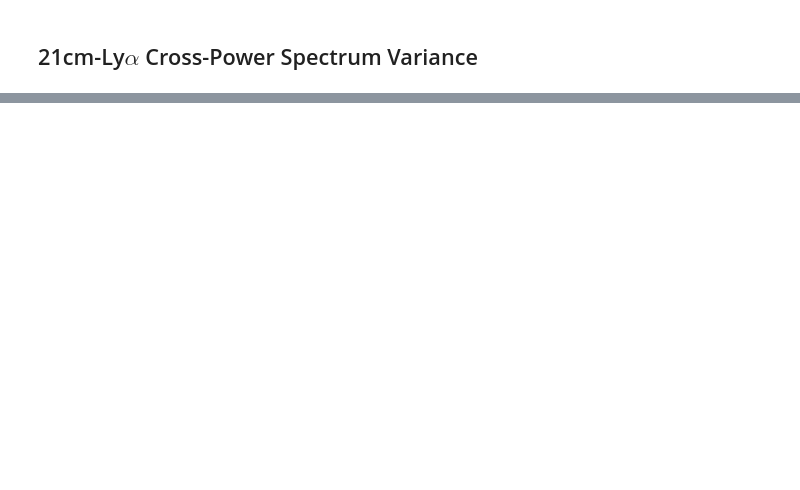
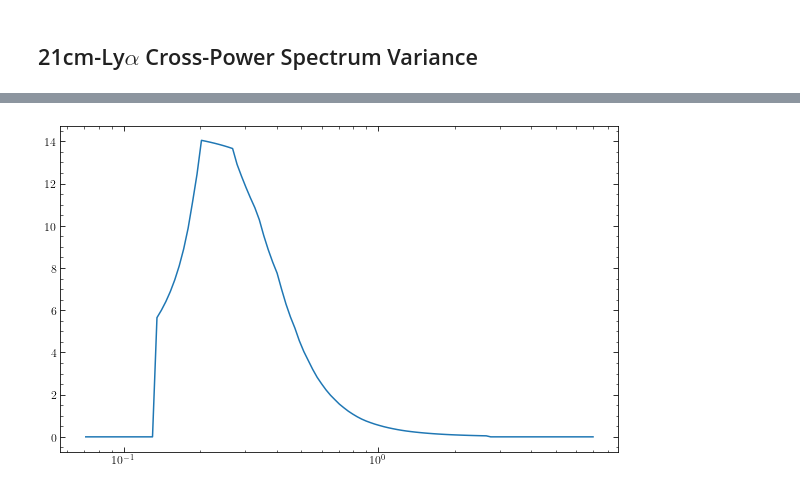
Before and after one commit to tacox5/Senior_Thesis, a Jupyter notebook: notebooks/Noise_Power_Spectrum.ipynb, the cells around one changed output, grey strips where cells are left out. Cells and saved outputs as stored; diff of their text form; code cells hidden in the pictures; blank space fills up the shorter version.

```diff
--- a/notebooks/Noise_Power_Spectrum.ipynb
+++ b/notebooks/Noise_Power_Spectrum.ipynb
@@ -154,0 +122,13 @@ plt.show()
+# %%
+ks = np.logspace(np.log10(1.2 * sensitivity.k_min.value), np.log10(0.9 * sensitivity.k_max.value), 115)
+err_21cm = interp1d(sensitivity.k1d, ps1d, kind = 'linear')
+# %%
+new_err = err_21cm(ks)
+new_err[np.isnan(new_err)] = np.inf
+# %%
+plt.figure(figsize=(10, 6))
+plt.plot(ks, sensitivity.p21(ks) / new_err, )
+plt.xscale('log')
+plt.show()
+# %% [output]
+[figure, added]
```
Also changed, not shown: parts of 27 cells of this notebook, 40 other files.
